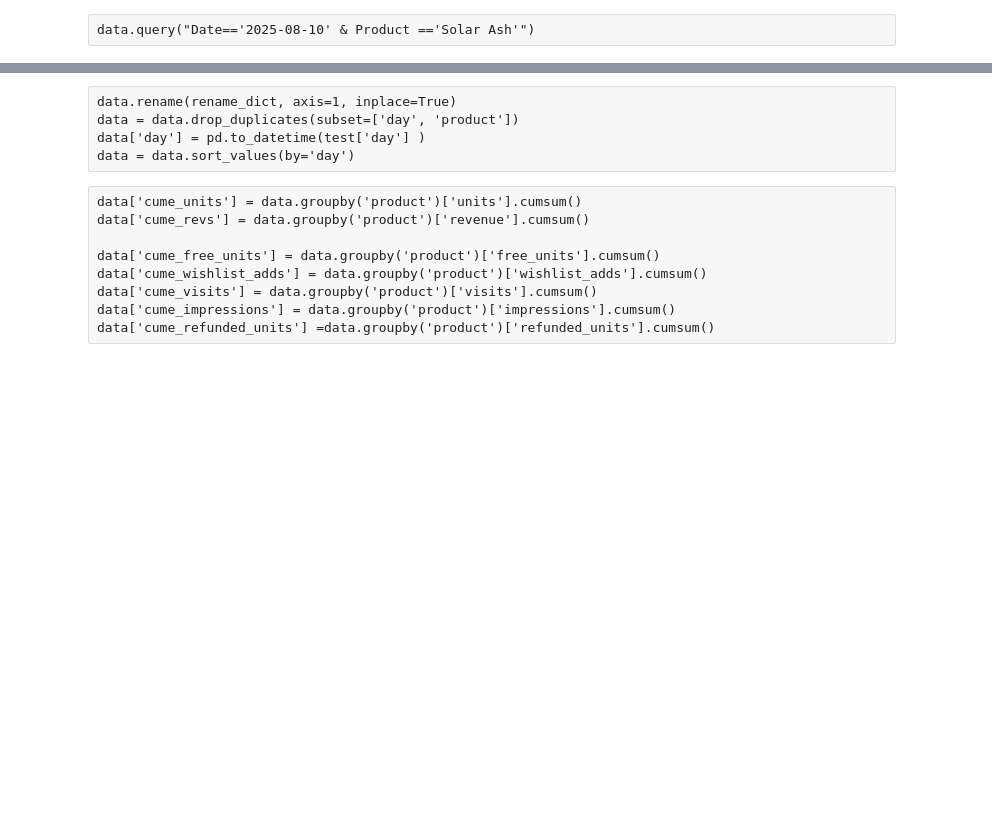
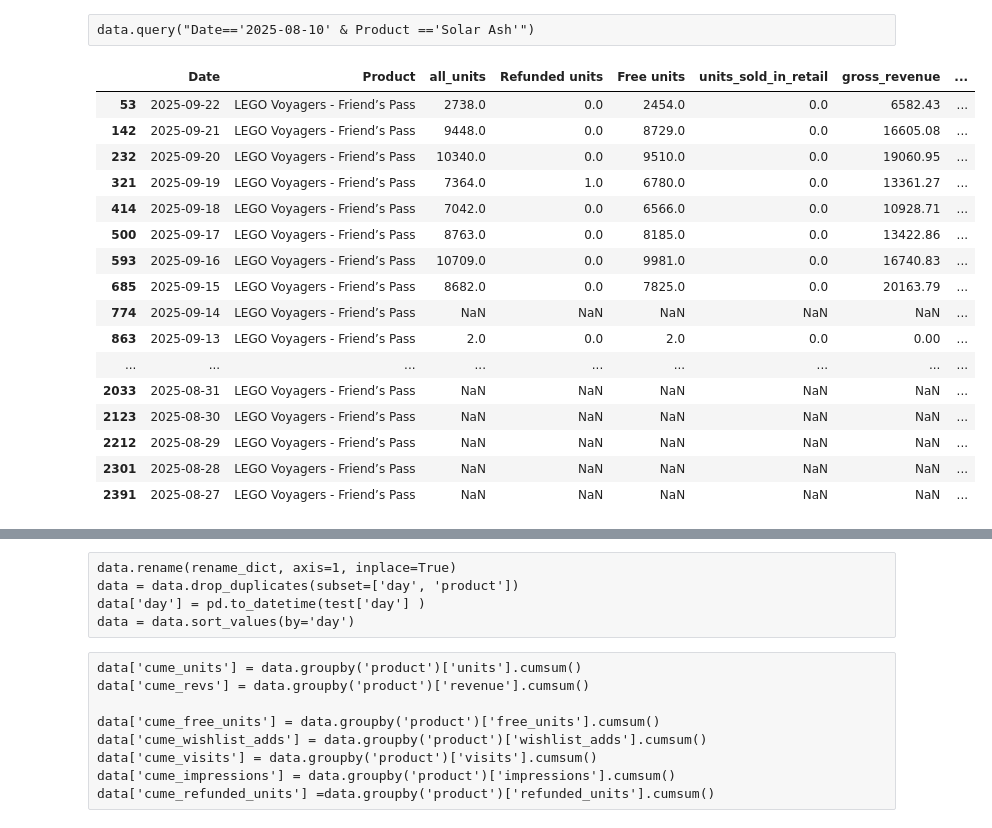
Before and after one commit to dougsack/IndieBI-Sales-EDA, a Jupyter notebook: MainFile_IBI_API.ipynb, the cells around one changed output, grey strips where cells are left out. Drawn from its saved outputs; the diff is of its cells as text; code cells hidden in the pictures; blank space fills up the shorter version.

```diff
--- a/MainFile_IBI_API.ipynb
+++ b/MainFile_IBI_API.ipynb
@@ -157,0 +204,20 @@ data.query("Date=='2025-08-10' & Product =='Solar Ash'")
+# %%
+data.query("Product ==@product_name")
+# %% [output]
+|  | Date | Product | all_units | Refunded units | Free units | units_sold_in_retail | gross_revenue | ... |
+| 53 | 2025-09-22 | LEGO Voyagers - Friend’s Pass | 2738.0 | 0.0 | 2454.0 | 0.0 | 6582.43 | ... |
+| 142 | 2025-09-21 | LEGO Voyagers - Friend’s Pass | 9448.0 | 0.0 | 8729.0 | 0.0 | 16605.08 | ... |
+| 232 | 2025-09-20 | LEGO Voyagers - Friend’s Pass | 10340.0 | 0.0 | 9510.0 | 0.0 | 19060.95 | ... |
+| 321 | 2025-09-19 | LEGO Voyagers - Friend’s Pass | 7364.0 | 1.0 | 6780.0 | 0.0 | 13361.27 | ... |
+| 414 | 2025-09-18 | LEGO Voyagers - Friend’s Pass | 7042.0 | 0.0 | 6566.0 | 0.0 | 10928.71 | ... |
+| 500 | 2025-09-17 | LEGO Voyagers - Friend’s Pass | 8763.0 | 0.0 | 8185.0 | 0.0 | 13422.86 | ... |
+| 593 | 2025-09-16 | LEGO Voyagers - Friend’s Pass | 10709.0 | 0.0 | 9981.0 | 0.0 | 16740.83 | ... |
+| 685 | 2025-09-15 | LEGO Voyagers - Friend’s Pass | 8682.0 | 0.0 | 7825.0 | 0.0 | 20163.79 | ... |
+| 774 | 2025-09-14 | LEGO Voyagers - Friend’s Pass | NaN | NaN | NaN | NaN | NaN | ... |
+| 863 | 2025-09-13 | LEGO Voyagers - Friend’s Pass | 2.0 | 0.0 | 2.0 | 0.0 | 0.00 | ... |
+| ... | ... | ... | ... | ... | ... | ... | ... | ... |
+| 2033 | 2025-08-31 | LEGO Voyagers - Friend’s Pass | NaN | NaN | NaN | NaN | NaN | ... |
+| 2123 | 2025-08-30 | LEGO Voyagers - Friend’s Pass | NaN | NaN | NaN | NaN | NaN | ... |
+| 2212 | 2025-08-29 | LEGO Voyagers - Friend’s Pass | NaN | NaN | NaN | NaN | NaN | ... |
+| 2301 | 2025-08-28 | LEGO Voyagers - Friend’s Pass | NaN | NaN | NaN | NaN | NaN | ... |
+| 2391 | 2025-08-27 | LEGO Voyagers - Friend’s Pass | NaN | NaN | NaN | NaN | NaN | ... |
```
Also changed, not shown: parts of 24 cells of this notebook, 3 other files.
